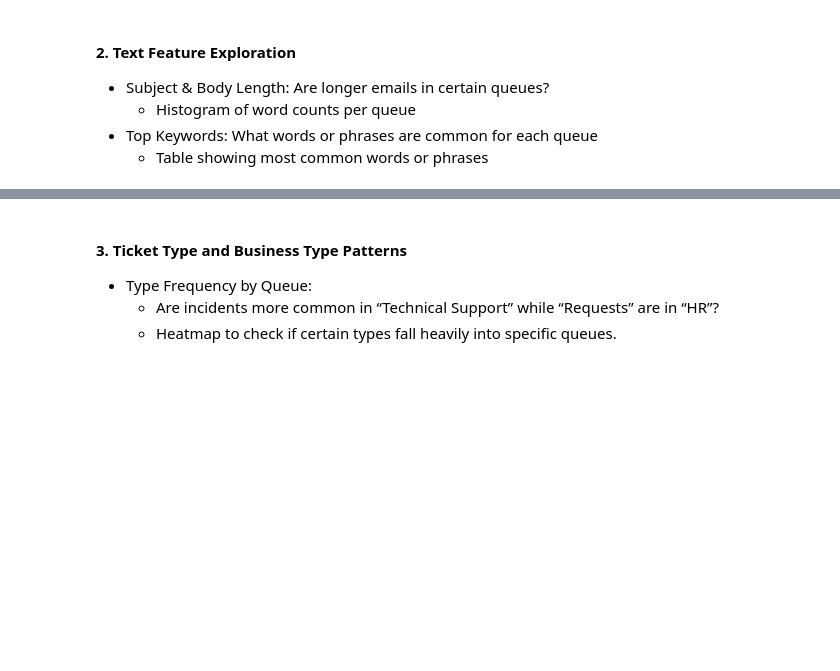
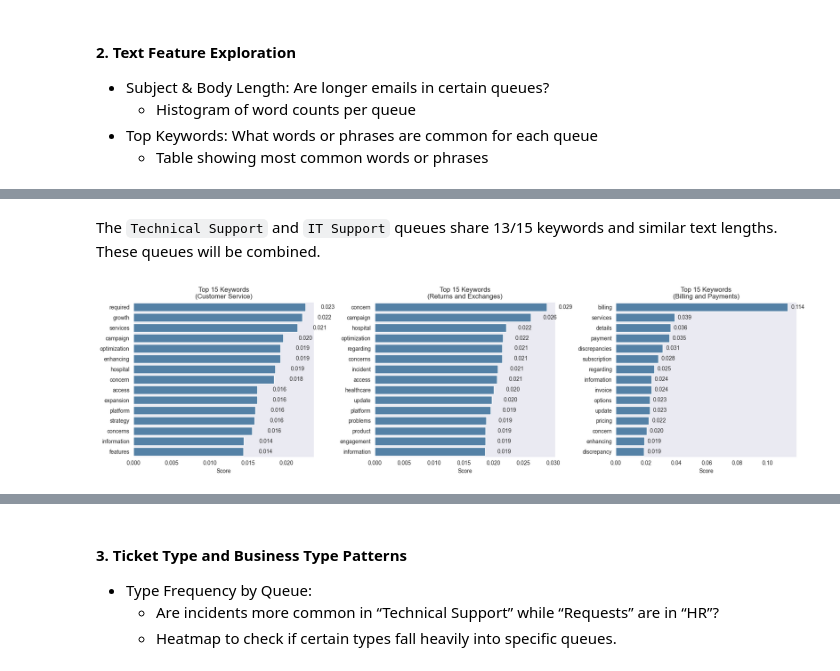
Before and after one commit to dallen014/queuerious_detector, a Jupyter notebook: notebooks/0.03-da-exploration-notebook.ipynb, the cells around one changed output, grey strips where cells are left out. Saved outputs shown, nothing was run; the diff lists cells and outputs as text; code cells hidden in the pictures; blank space fills up the shorter version.

```diff
--- a/notebooks/0.03-da-exploration-notebook.ipynb
+++ b/notebooks/0.03-da-exploration-notebook.ipynb
@@ -231,3 +136,17 @@ plot_text_length_by_queue(english_data, text_col='analysis_text',
+# %% [markdown]
+The `Technical Support` and `IT Support` queues share 13/15 keywords and similar text lengths. These queues will be combined.
 # %%
-top_words = top_keywords_per_queue(english_data, text_col='subject', queue_col='queue', method='tfidf', top_n=10)
-display(top_words)
+#let's review customer support keywords usig tfif
+top_words = top_keywords_per_queue(english_data,
+                                   text_col='subject',
+                                   queue_col='queue',
+                                   method='tfidf',
+                                   top_n=15,
+                                   compare_queues=["Customer Service",
+                                                   "Returns and Exchanges",
+                                                   "Billing and Payments"],
+                                   visualize=True,
+                                   extra_stopwords=common_words
+                                   )
+# %% [output]
+[figure, added]
```
Also changed, not shown: parts of 25 cells of this notebook, 2 other files.
